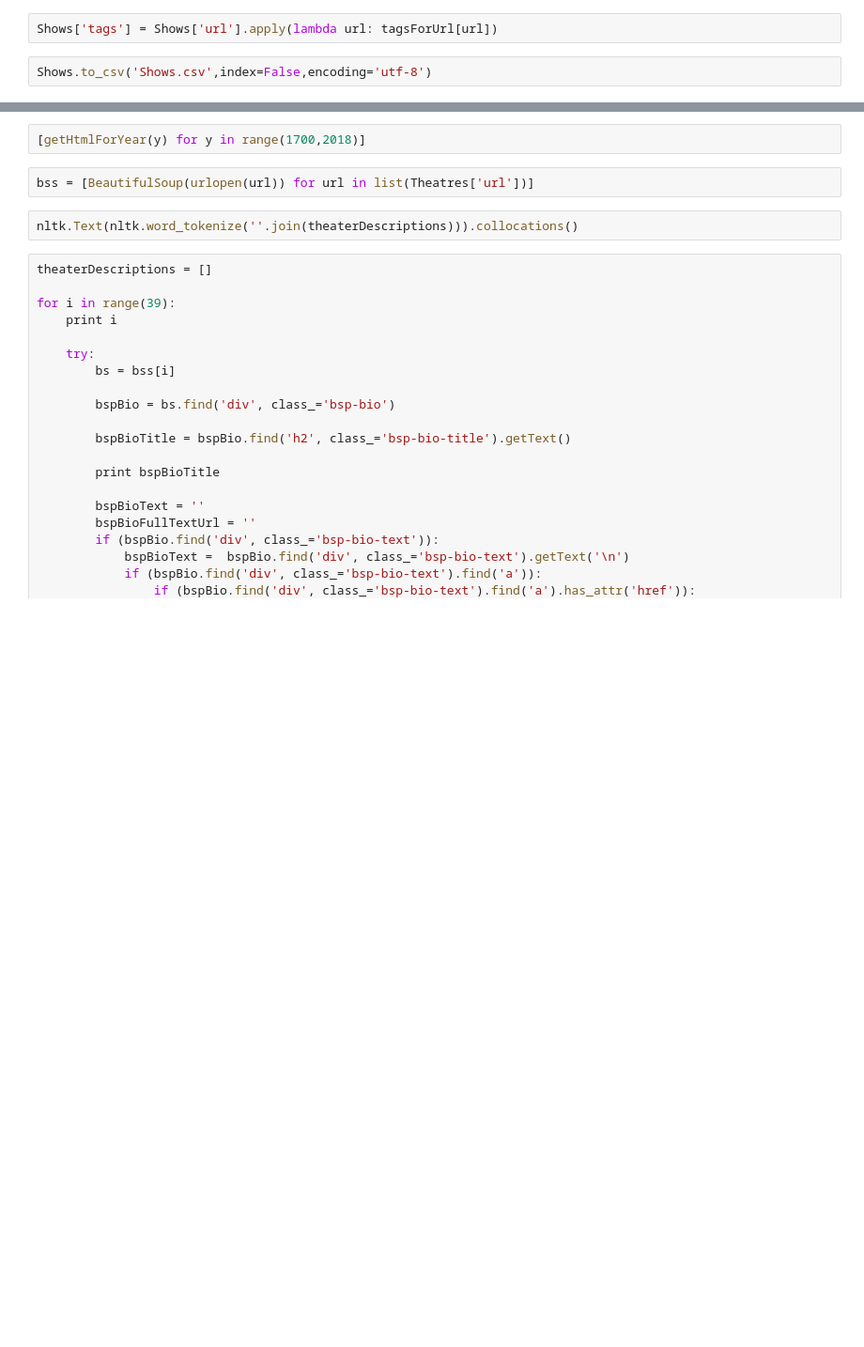
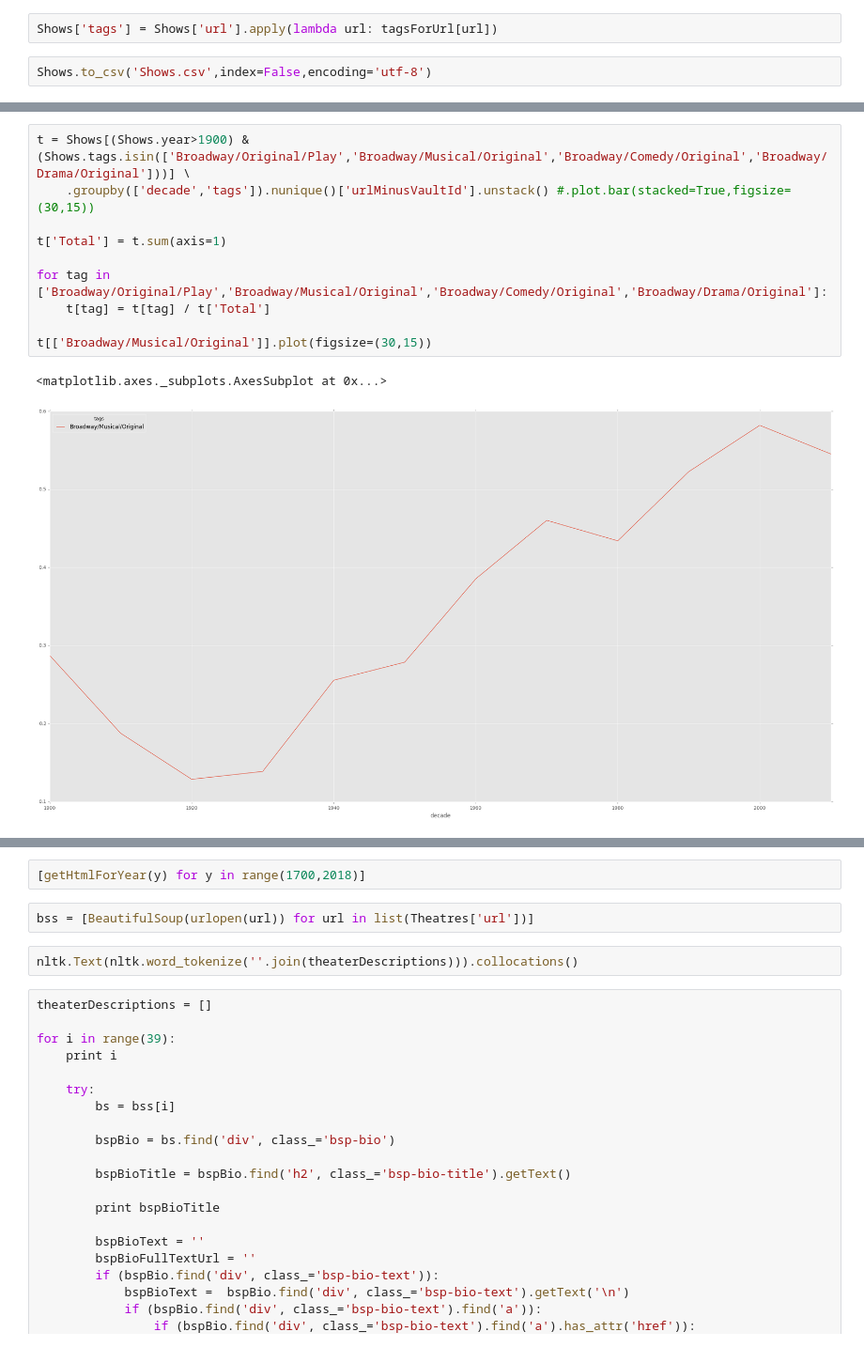
Before and after one commit to kebuhcah/purgation, a Jupyter notebook: playbill_basic.ipynb, the cells around one changed output, grey strips where cells are left out. Shown at 94% size. Saved outputs shown, nothing was run; the diff lists cells and outputs as text; blank space fills up the shorter version.

```diff
--- a/playbill_basic.ipynb
+++ b/playbill_basic.ipynb
@@ -108,0 +131,13 @@ print datetime.datetime.now()
+# %%
+t = Shows[(Shows.year>1900) & (Shows.tags.isin(['Broadway/Original/Play','Broadway/Musical/Original','Broadway/Comedy/Original','Broadway/Drama/Original']))] \
+    .groupby(['decade','tags']).nunique()['urlMinusVaultId'].unstack() #.plot.bar(stacked=True,figsize=(30,15))
+
+t['Total'] = t.sum(axis=1)
+
+for tag in ['Broadway/Original/Play','Broadway/Musical/Original','Broadway/Comedy/Original','Broadway/Drama/Original']:
+    t[tag] = t[tag] / t['Total']
+
+t[['Broadway/Musical/Original']].plot(figsize=(30,15))
+# %% [output]
+<matplotlib.axes._subplots.AxesSubplot at 0x...>
+[figure, added]
```
Also changed, not shown: parts of 14 cells of this notebook.
